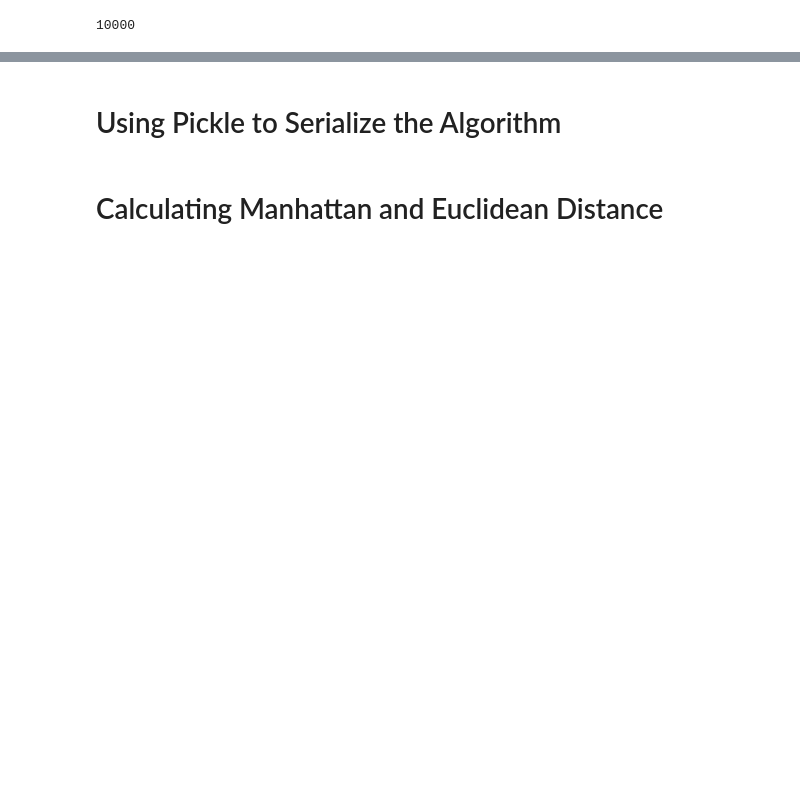
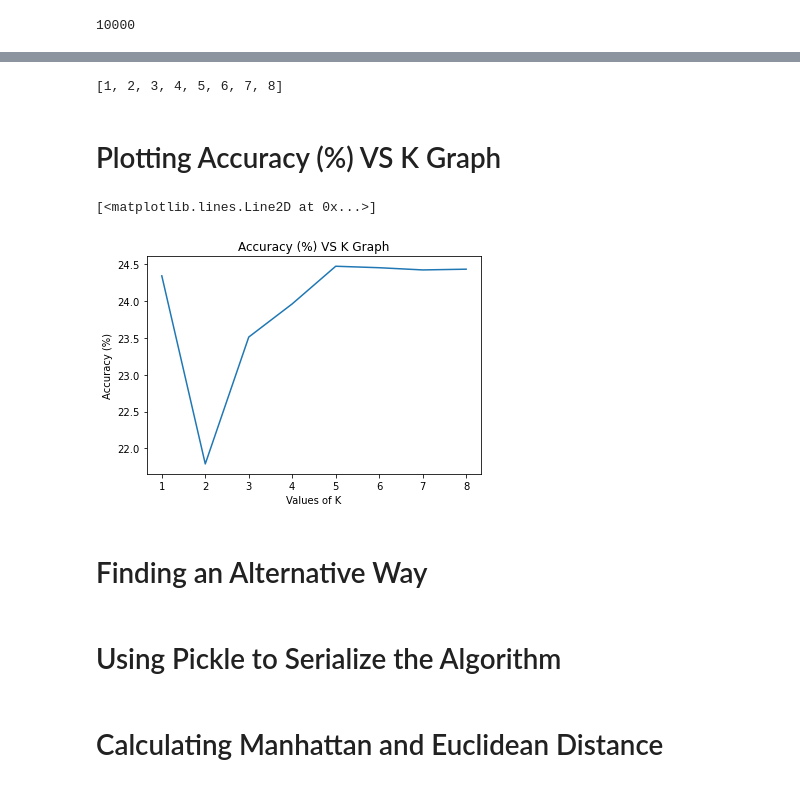
Before and after one commit to KaushikMahmud/COMPUTER-VISION-AND-PATTERN-RECOGNITION, a Jupyter notebook: 19-39780-1_Mid_Individual_Task.ipynb, the cells around one changed output, grey strips where cells are left out. Cells and saved outputs as stored; diff of their text form; code cells hidden in the pictures; blank space fills up the shorter version.

```diff
--- a/19-39780-1_Mid_Individual_Task.ipynb
+++ b/19-39780-1_Mid_Individual_Task.ipynb
@@ -128,2 +313,34 @@ Text(0.5, 0, 'bird')
+# %%
+k = 18
+accuracy_array.append(single_accuracy(k, len(test_data)))
+
+print(accuracy_array)
+# %%
+k = 19
+accuracy_array.append(single_accuracy(k, len(test_data)))
+
+print(accuracy_array)
+# %%
+k = 20
+accuracy_array.append(single_accuracy(k, len(test_data)))
+
+print(accuracy_array)
+# %%
+k_array = list(range(1, k+1))
+print(k_array)
+# %% [output]
+[1, 2, 3, 4, 5, 6, 7, 8]
+# %% [markdown]
+# Plotting Accuracy (%) VS K Graph
+# %%
+plt.xlabel('Values of K')
+plt.ylabel('Accuracy (%)')
+plt.title('Accuracy (%) VS K Graph')
+plt.plot(k_array, accuracy_array)
+# %% [output]
+[<matplotlib.lines.Line2D at 0x...>]
+[figure, added]
+# %% [markdown]
+# Finding an Alternative Way
 # %% [markdown]
 # Using Pickle to Serialize the Algorithm
```
Also changed, not shown: parts of 38 cells of this notebook.
